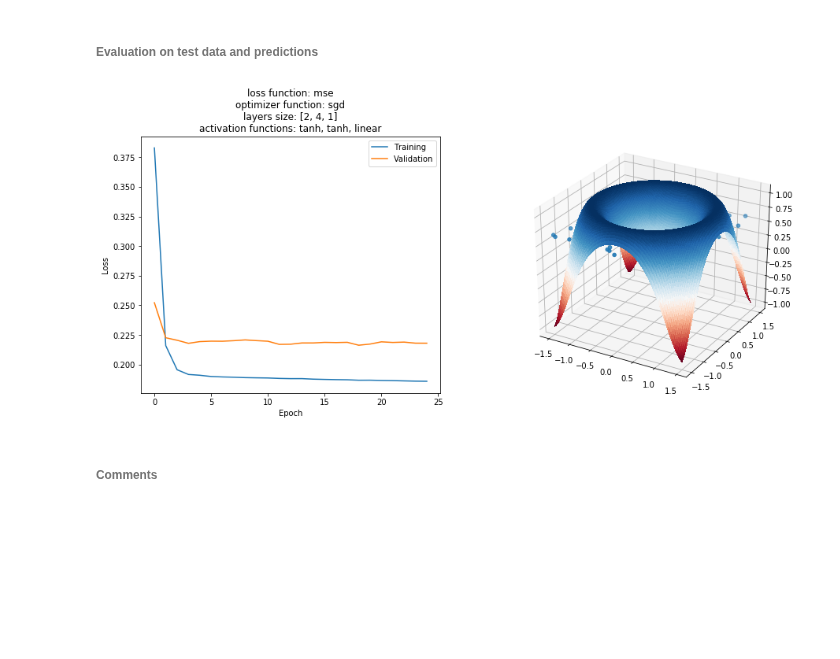
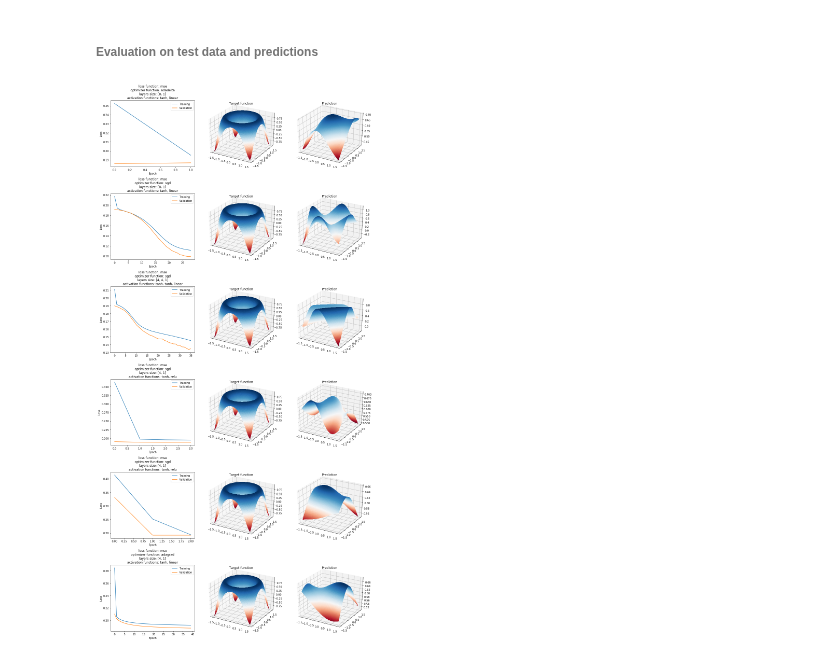
Before and after one commit to phaerrax/lab-simulazione-numerica, a Jupyter notebook: exercise11/exercise11-3.ipynb, the cells around one changed output. Drawn from its saved outputs; the diff is of its cells as text; code cells hidden in the pictures; blank space fills up the shorter version.

```diff
--- a/exercise11/exercise11-3.ipynb
+++ b/exercise11/exercise11-3.ipynb
@@ -51,15 +54,13 @@ class neural_network:
 # %% [markdown]
 ###### Definition of the neural networks
 # %%
-'''
-I will re-use the multiple-feature scheme I needed in exercise 11.2
-to create a ot of networks with different characteristics; however,
-since I do not how to use 3D plots and the fig.subplots() syntax
-below together, that allowed me to create many plots, one for each
-different network in a singe loop, I will create just one model.
-'''
 features = [
-    ([(2, "tanh"), (4, "tanh"), (1, "linear")], "sgd", "mse"),
+    ([(8, "tanh"), (1, "linear")], "adadelta", "mse"),# okay
+    ([(8, "tanh"), (1, "linear")], "sgd", "mse"), # arguably the best
+    ([(4, "tanh"), (4, "tanh"), (1, "linear")], "sgd", "mse"),
+    ([(4, "tanh"), (1, "relu")], "sgd", "mse"),# okay
+    ([(4, "tanh"), (1, "relu")], "sgd", "mse"),# okay
+    ([(4, "tanh"), (1, "linear")], "adagrad", "mse"),
 ]
 models = [neural_network(layers, optimizer_fn, loss_fn) for layers, optimizer_fn, loss_fn in features]
 for model in models:
@@ -91,6 +92,7 @@ for model in models:
         batch_size = 32,
         epochs = n_epochs,
         shuffle = True, # It is a good idea to shuffle the input before each epoch.
-        validation_data = (in_validation, out_validation)
+        validation_data = (in_validation, out_validation),
+        callbacks = [keras.callbacks.EarlyStopping(monitor='val_loss')] # Use default parameters.
     ))
 # %% [output]
@@ -115,7 +117,7 @@ Epoch 25/25
 ###### Evaluation on test data and predictions
 # %%
 # Plot training info and compare predictions to target data.
-fig = plt.figure(figsize = (15, 6))
+fig = plt.figure(figsize = (15, 5 * len(models)))
 
 def target_fn_alt(x, y):
     # Enable target_fn to work with meshgrids.
@@ -123,7 +125,7 @@ def target_fn_alt(x, y):
 
 for i, (model, history) in enumerate(zip(models, model_histories)):
     # Validation results
-    ax = fig.add_subplot(121)
+    ax = fig.add_subplot(len(models), 3, 3 * i + 1)
     ax.plot(history.history["loss"])
     ax.plot(history.history["val_loss"])
     ax.set_title(
@@ -131,64 +133,48 @@ for i, (model, history) in enumerate(zip(models, model_histories)):
         + "\noptimizer function: " + model.optimizer_fn
         + "\nlayers size: " + str(model.layers_size)
         + "\nactivation functions: " + ", ".join(model.activation_functions)
     )
     ax.set_ylabel("Loss")
     ax.set_xlabel("Epoch")
     ax.legend(["Training", "Validation"], loc = "best")
 
-    # Prediction
-    ax = fig.add_subplot(122, projection = "3d")
+    ax = fig.add_subplot(len(models), 3, 3 * i + 2, projection = "3d")
+    ax.set_title("Target function")
     out_predicted = model.network.predict(in_target)
     x = [pt[0] for pt in in_target]
     y = [pt[1] for pt in in_target]
     X, Y = np.meshgrid(
         np.linspace(x_min, x_max, 100),
         np.linspace(y_min, y_max, 100)
     )
     surf = ax.plot_surface(
         X, Y,
         target_fn_alt(X, Y),
         rstride = 1,
         cstride = 1,
         cmap = plt.cm.RdBu,
         linewidth = 0,
         antialiased = False
     )
-    ax.scatter(x, y, out_predicted)
-'''
-I'll keep it here, in case I figure it out how to make it work
-with three-dimensional plots too.
 
-n_plot_types = 2
-fig, axes = plt.subplots(nrows = len(models), ncols = n_plot_types, figsize = (12, len(models) * 5))
-axes = axes.flatten()
-
-
-for i, (model, history) in enumerate(zip(models, model_histories)):
-    # Validation results
-    axes[n_plot_types * i].plot(history.history["loss"])
-    axes[n_plot_types * i].plot(history.history["val_loss"])
-    axes[n_plot_types * i].set_title(
-        "loss function: " + model.loss_fn
-        + "\noptimizer function: " + model.optimizer_fn
-        + "\nlayers size: " + str(model.layers_size)
-        + "\nactivation functions: " + ", ".join(model.activation_functions)
+    ax = fig.add_subplot(len(models), 3, 3 * i + 3, projection = "3d")
+    ax.set_title("Prediction")
+    data = []
+    for x, y in zip(X.flatten(), Y.flatten()):
+        data.append([x, y])
+    z = model.network.predict(np.array(data))
+    z = z.reshape((100, 100))
+    surf = ax.plot_surface(
+        X, Y,
+        z,
+        rstride = 1,
+        cstride = 1,
+        cmap = plt.cm.RdBu,
+        linewidth = 0,
+        antialiased = False
     )
-    axes[n_plot_types * i].set_ylabel("Loss")
-    axes[n_plot_types * i].set_xlabel("Epoch")
-    axes[n_plot_types * i].legend(["Training", "Validation"], loc = "best")
-
-    # Prediction
-    out_predicted = model.network.predict(in_target)
-    axes[n_plot_types * i + 1].scatter(in_target, out_predicted, color = "red", s = 4)
-    axes[n_plot_types * i + 1].plot(in_target, out_target)
-    axes[n_plot_types * i + 1].legend(["Target", "Prediction"], loc = "best")
-    axes[n_plot_types * i + 1].grid(True)
 
 fig.tight_layout()
-'''
 plt.show()
 # %% [output]
-[figure, old version]
+[figure, new version]
-# %% [markdown]
-###### Comments
```
Also changed, not shown: parts of 5 cells of this notebook.
